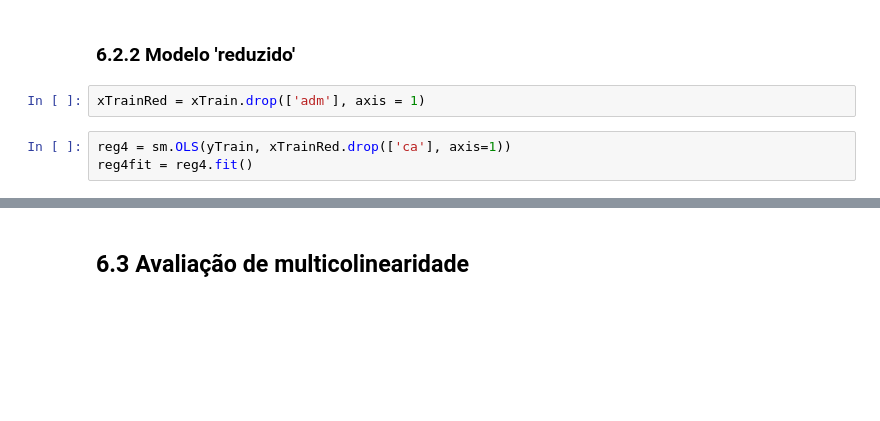
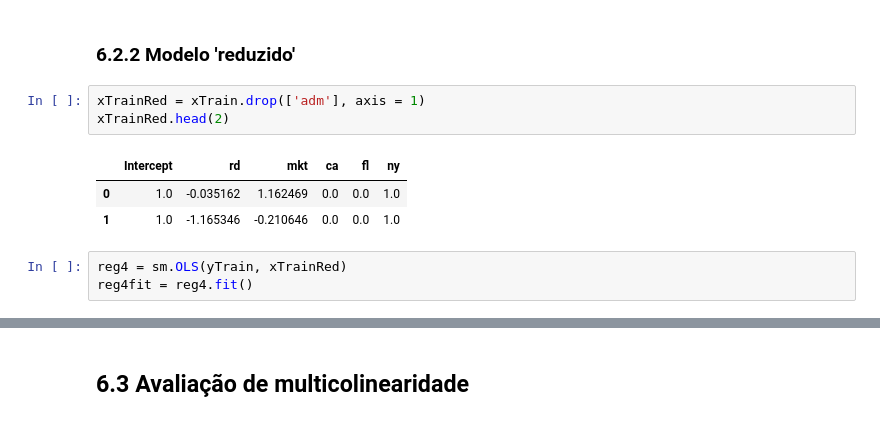
Before and after one commit to rafaelnpietro/DataScience, a Jupyter notebook: DNC/Exercicios/Estatística Avançada/Resolução_Exercício_Estatística1.ipynb, the cells around one changed output, grey strips where cells are left out. Drawn from its saved outputs; the diff is of its cells as text; blank space fills up the shorter version.

```diff
--- a/DNC/Exercicios/Estatística Avançada/Resolução_Exercício_Estatística1.ipynb
+++ b/DNC/Exercicios/Estatística Avançada/Resolução_Exercício_Estatística1.ipynb
@@ -772,8 +800,13 @@ strong multicollinearity problems or that the design matrix is singular.
 ### 6.2.2 Modelo 'reduzido'
 # %%
 xTrainRed = xTrain.drop(['adm'], axis = 1)
+xTrainRed.head(2)
+# %% [output]
+|  | Intercept | rd | mkt | ca | fl | ny |
+| 0 | 1.0 | -0.035162 | 1.162469 | 0.0 | 0.0 | 1.0 |
+| 1 | 1.0 | -1.165346 | -0.210646 | 0.0 | 0.0 | 1.0 |
 # %%
-reg4 = sm.OLS(yTrain, xTrainRed.drop(['ca'], axis=1))
+reg4 = sm.OLS(yTrain, xTrainRed)
 reg4fit = reg4.fit()
 # %%
 print(reg4fit.summary())
```
Also changed, not shown: parts of 37 cells of this notebook, 7 other files.
